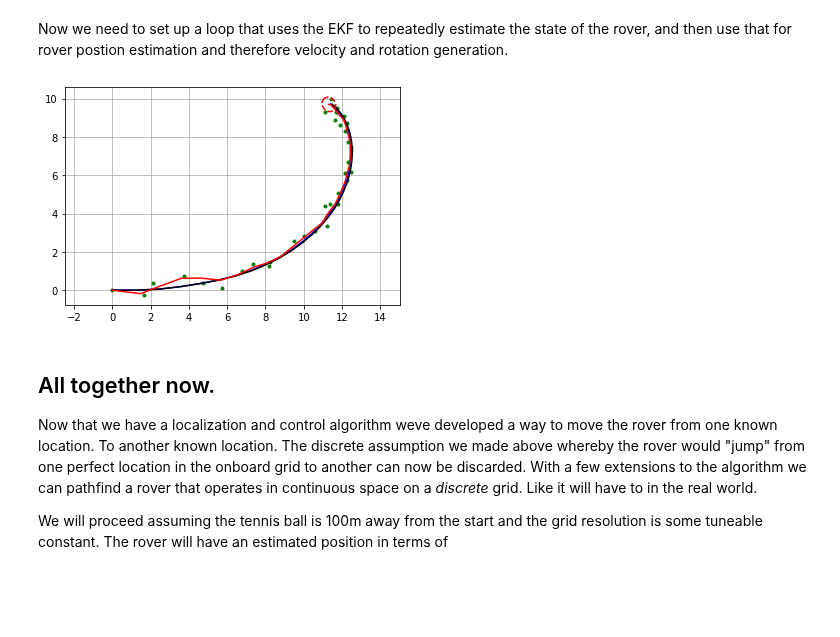
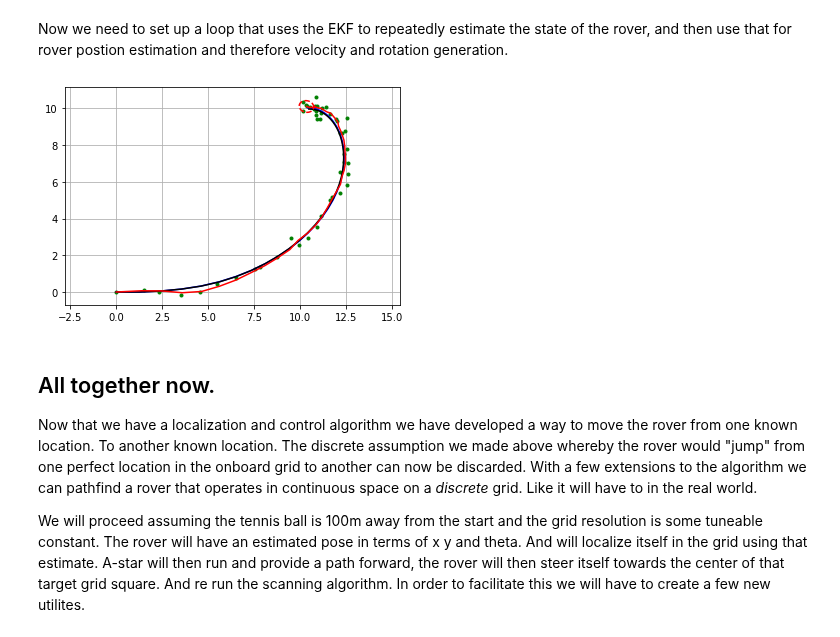
Before and after one commit to JmcRobbie/novaRoverDemos, a Jupyter notebook: Autonomous decision making demonstration.ipynb, the cells around one changed output. Drawn from its saved outputs; the diff is of its cells as text; code cells hidden in the pictures; blank space fills up the shorter version.

Commit message:
Implementing full pathfinding model nearly finished

```diff
--- a/Autonomous decision making demonstration.ipynb
+++ b/Autonomous decision making demonstration.ipynb
@@ -17,11 +17,14 @@ class rover:
         self.y = y
         self.theta = th
         self.v = 0
+        self.world = []
     def updatestate(self,state):
         self.x = state[0]
         self.y = state[1]
         self.theta = state[2]
         self.v = state[3]
+    def updateMap(self,map):
+        self.world = map
 # %% [markdown]
 Now that the class of the rover has been defined, we will implement an a* based pathfinding algorithm to search over the known grid.
 We begin by defining a grid that exists as the rovers main knowledge base. Called World ($W$)
@@ -49,8 +52,8 @@ def applyGaussianToField(field,weight,x,y,sigma):
             if i in set(range(0,field.shape[0])) and j in set(range(0, field.shape[1])):
                 field[i,j] = weight* normpdf(cart_distance,0,sigma) +field[i,j]
     return field
-def Initialise_tennis_ball_search():
-    suspected_x, suspected_y = (40,50)
+def Initialise_tennis_ball_search(x=40,y=50):
+    suspected_x, suspected_y = (x,y)
     rover_x, rover_y = (0,0)
     width = 1 # width of a grid cell = 0.1m (tuneable)
     sigma = 5 # standard deviation of the guassian
@@ -454,7 +455,7 @@ update(true_rover_pose,v,w,dt)
 x_pos = []
 y_pos = []
 # %%
-while(abs(true_rover_pose.x-goal_rover_pose.x)>0.01 or abs(true_rover_pose.y-goal_rover_pose.y)>0.01):
+while(abs(true_rover_pose.x-goal_rover_pose.x)>0.1 or abs(true_rover_pose.y-goal_rover_pose.y)>0.1):
 
     x_pos.append(true_rover_pose.x)
     y_pos.append(true_rover_pose.y)
@@ -496,43 +497,43 @@ hxTrue = state_true
 hxDR = state_true
 hz = np.zeros((2, 1))
 
-error = abs(true_rover_pose.x-goal_rover_pose.x) + abs(true_rover_pose.y-goal_rover_pose.y)
+error_move = abs(true_rover_pose.x-goal_rover_pose.x) + abs(true_rover_pose.y-goal_rover_pose.y)
 
 ekf.DT = 0.01
-while (error>2):
+while (error_move>0.5):
     est_rover_pose.updatestate(state_est)
     true_rover_pose.updatestate(state_true)
 
     [v,w] = move_to_pose_step(est_rover_pose, goal_rover_pose)
 
     u = np.array([v, w])
 
     state_true, z, xDR, ud = ekf.observation(state_true, xDR, u)
 
     state_est, PEst = ekf.ekf_estimation(state_est, PEst, z, ud)
 
     # store data history
     hxEst = np.hstack((hxEst, state_est))
     hxDR = np.hstack((hxDR, xDR))
     hxTrue = np.hstack((hxTrue, state_true))
     hz = np.hstack((hz, z))
-    error = abs(true_rover_pose.x-goal_rover_pose.x) + abs(true_rover_pose.y-goal_rover_pose.y)
+    error_move = abs(true_rover_pose.x-goal_rover_pose.x) + abs(true_rover_pose.y-goal_rover_pose.y)
 plt.cla()
 plt.plot(hz[0, :], hz[1, :], ".g")
 plt.plot(hxTrue[0, :].flatten(),
          hxTrue[1, :].flatten(), "-b")
 plt.plot(hxDR[0, :].flatten(),
          hxDR[1, :].flatten(), "-k")
 plt.plot(hxEst[0, :].flatten(),
          hxEst[1, :].flatten(), "-r")
 ekf.plot_covariance_ellipse(state_est, PEst)
 plt.axis("equal")
 plt.grid(True)
 plt.pause(0.0001)
 # %% [output]
-[figure, old version]
+[figure, new version]
 # %% [markdown]
 ## All together now.
-Now that we have a localization and control algorithm weve developed a way to move the rover from one known location. To another known location. The discrete assumption we made above whereby the rover would "jump" from one perfect location in the onboard grid to another can now be discarded. With a few extensions to the algorithm we can pathfind a rover that operates in continuous space on a *discrete* grid. Like it will have to in the real world.
+Now that we have a localization and control algorithm we have developed a way to move the rover from one known location. To another known location. The discrete assumption we made above whereby the rover would "jump" from one perfect location in the onboard grid to another can now be discarded. With a few extensions to the algorithm we can pathfind a rover that operates in continuous space on a *discrete* grid. Like it will have to in the real world.
 
-We will proceed assuming the tennis ball is 100m away from the start and the grid resolution is some tuneable constant. The rover will have an estimated position in terms of
+We will proceed assuming the tennis ball is 100m away from the start and the grid resolution is some tuneable constant. The rover will have an estimated pose in terms of x y and theta. And will localize itself in the grid using that estimate. A-star will then run and provide a path forward, the rover will then steer itself towards the center of that target grid square. And re run the scanning algorithm. In order to facilitate this we will have to create a few new utilites.
```
Also changed, not shown: parts of 5 cells of this notebook.
